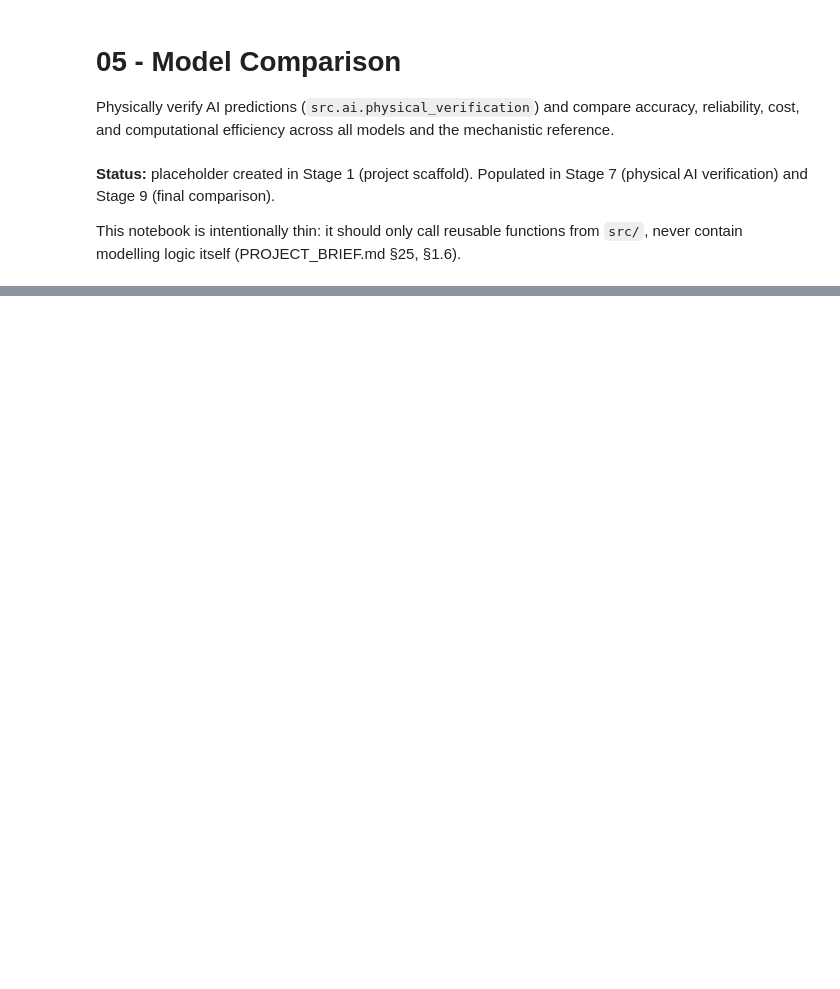
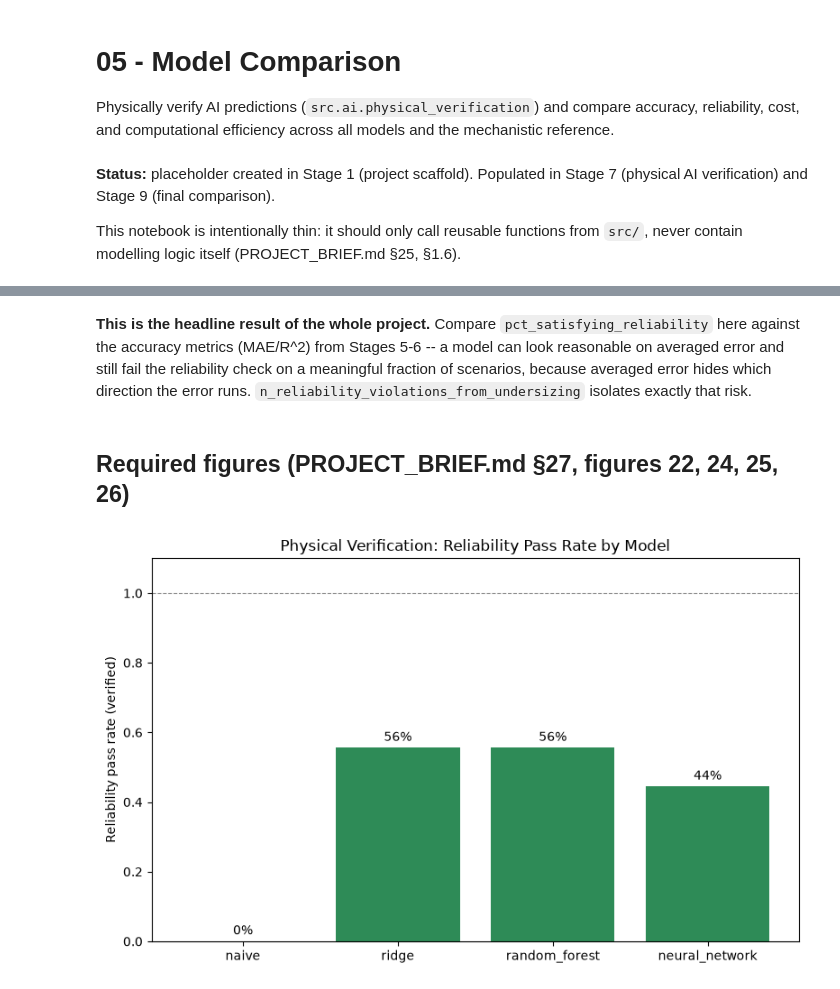
Before and after one commit to sulhos/Leonardo-Assignment, a Jupyter notebook: notebooks/05_model_comparison.ipynb, the cells around one changed output, grey strips where cells are left out. Cells and saved outputs as stored; diff of their text form; code cells hidden in the pictures; blank space fills up the shorter version.

```diff
--- a/notebooks/05_model_comparison.ipynb
+++ b/notebooks/05_model_comparison.ipynb
@@ -61,0 +120,26 @@ if str(PROJECT_ROOT) not in sys.path:
+# %%
+train_times = {}
+inference_seconds = {}
+predictions_by_model = {}
+
+t0 = time.perf_counter(); naive_model = fit_naive_baseline(X_train, y_train); train_times["naive"] = time.perf_counter() - t0
+t0 = time.perf_counter(); ridge_model = fit_linear_baseline(X_train, y_train, X_val, y_val, ml_cfg["baselines"]["linear"]["alpha_grid"]); train_times["ridge"] = time.perf_counter() - t0
+t0 = time.perf_counter(); rf_model = fit_tree_baseline(X_train, y_train, X_val, y_val, ml_cfg["baselines"]["tree"]["n_estimators_grid"], ml_cfg["baselines"]["tree"]["max_depth_grid"]); train_times["random_forest"] = time.perf_counter() - t0
+
+for name, model in [("naive", naive_model), ("ridge", ridge_model), ("random_forest", rf_model)]:
+    t0 = time.perf_counter()
+    predictions_by_model[name] = pd.Series(model.predict(X_test), index=X_test.index)
+    inference_seconds[name] = (time.perf_counter() - t0) / len(X_test)
+
+preprocessing = load_preprocessing_objects(MODELS_DIR / "preprocessing")
+nn_scaler = preprocessing["scaler"]
+nn_feature_columns = preprocessing["feature_columns"]
+nn_model = keras.models.load_model(MODELS_DIR / "neural_network" / "best_model.keras")
+
+X_test_scaled = pd.DataFrame(nn_scaler.transform(X_test[nn_feature_columns]), columns=nn_feature_columns, index=X_test.index)
+t0 = time.perf_counter()
+predictions_by_model["neural_network"] = pd.Series(nn_predict(nn_model, X_test_scaled), index=X_test.index)
+inference_seconds["neural_network"] = (time.perf_counter() - t0) / len(X_test)
+train_times["neural_network"] = None  # trained in Stage 6, not retrained here
+
+{name: preds.round(1).tolist() for name, preds in predictions_by_model.items()}
@@ -61,0 +172,14 @@ if str(PROJECT_ROOT) not in sys.path:
+# %%
+module_capacity_kwh = site_config["battery"]["module_capacity_kwh"]
+verification_by_model = {}
+summary_by_model = {}
+
+for name, preds in predictions_by_model.items():
+    verification = verify_predictions(test_scenarios, preds, weather, site_config, module_capacity_kwh)
+    verification_by_model[name] = verification
+    summary_by_model[name] = summarize_verification(verification)
+    verification.to_csv(TABLES_DIR / f"physical_verification_{name}.csv", index=False)
+
+summary_table = pd.DataFrame(summary_by_model).T
+summary_table.to_csv(TABLES_DIR / "physical_verification_summary_by_model.csv")
+summary_table
@@ -61,0 +192,9 @@ if str(PROJECT_ROOT) not in sys.path:
+# %% [markdown]
+**This is the headline result of the whole project.** Compare `pct_satisfying_reliability` here against the accuracy metrics (MAE/R^2) from Stages 5-6 -- a model can look reasonable on averaged error and still fail the reliability check on a meaningful fraction of scenarios, because averaged error hides which direction the error runs. `n_reliability_violations_from_undersizing` isolates exactly that risk.
+# %% [markdown]
+## Required figures (PROJECT_BRIEF.md §27, figures 22, 24, 25, 26)
+# %%
+fig = plot_reliability_pass_rate_by_model(summary_by_model)
+save_figure(fig, FIGURES_DIR / "22_reliability_pass_rate.png")
+# %% [output]
+[figure, added]
```
Also changed, not shown: parts of 13 cells of this notebook, 14 other files.
